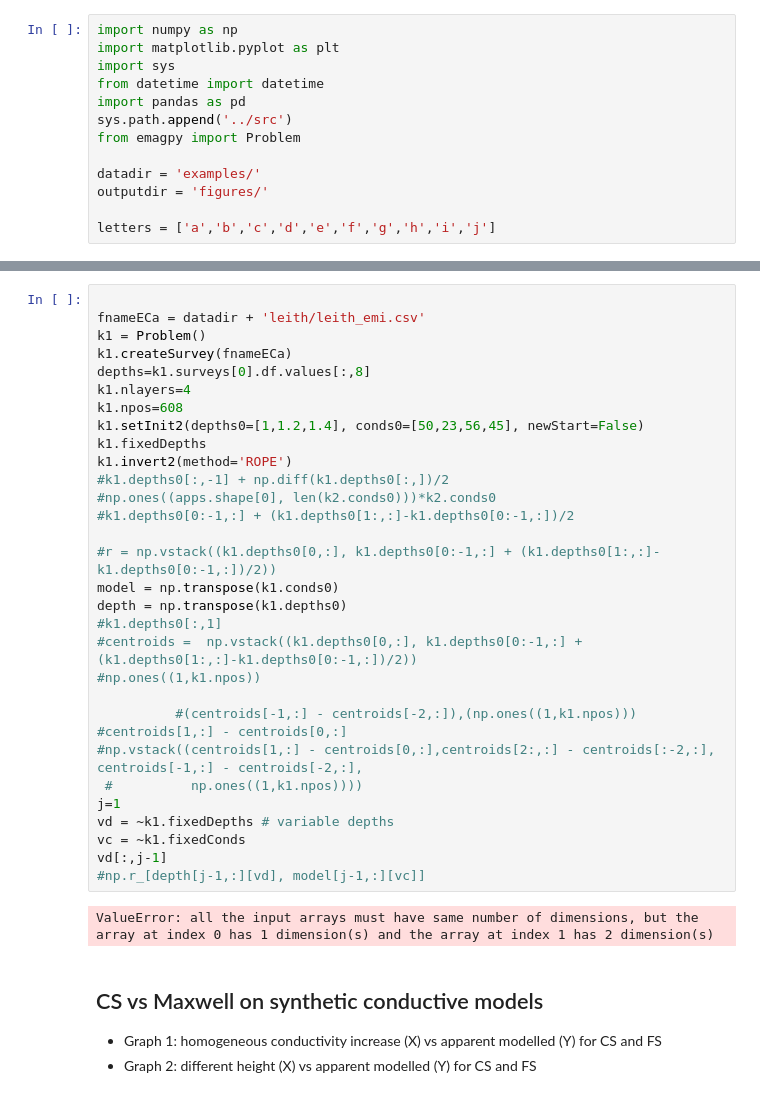
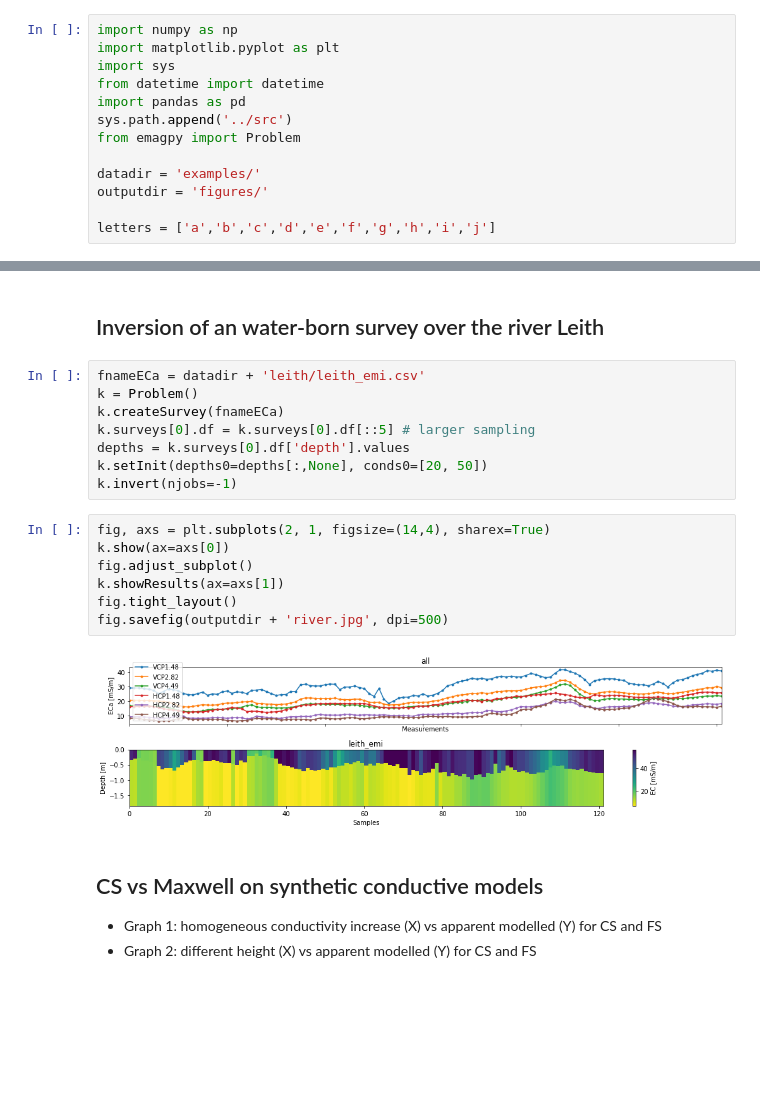
Before and after one commit to hkexgroup/emagpy, a Jupyter notebook: src/em-paper.ipynb, the cells around one changed output, grey strips where cells are left out. Cells and saved outputs as stored; diff of their text form; blank space fills up the shorter version.

```diff
--- a/src/em-paper.ipynb
+++ b/src/em-paper.ipynb
@@ -31,36 +17,22 @@ IndexError: too many indices for array
-# %%
-
-fnameECa = datadir + 'leith/leith_emi.csv'
-k1 = Problem()
-k1.createSurvey(fnameECa)
-depths=k1.surveys[0].df.values[:,8]
-k1.nlayers=4
-k1.npos=608
-k1.setInit2(depths0=[1,1.2,1.4], conds0=[50,23,56,45], newStart=False)
-k1.fixedDepths
-k1.invert2(method='ROPE')
-#k1.depths0[:,-1] + np.diff(k1.depths0[:,])/2
-#np.ones((apps.shape[0], len(k2.conds0)))*k2.conds0
-#k1.depths0[0:-1,:] + (k1.depths0[1:,:]-k1.depths0[0:-1,:])/2
-
-#r = np.vstack((k1.depths0[0,:], k1.depths0[0:-1,:] + (k1.depths0[1:,:]-k1.depths0[0:-1,:])/2))
-model = np.transpose(k1.conds0)
-depth = np.transpose(k1.depths0)
-#k1.depths0[:,1]
-#centroids =  np.vstack((k1.depths0[0,:], k1.depths0[0:-1,:] + (k1.depths0[1:,:]-k1.depths0[0:-1,:])/2))
-#np.ones((1,k1.npos))
-
-          #(centroids[-1,:] - centroids[-2,:]),(np.ones((1,k1.npos)))
-#centroids[1,:] - centroids[0,:]
-#np.vstack((centroids[1,:] - centroids[0,:],centroids[2:,:] - centroids[:-2,:], centroids[-1,:] - centroids[-2,:],
- #          np.ones((1,k1.npos))))
-j=1
-vd = ~k1.fixedDepths # variable depths
-vc = ~k1.fixedConds
-vd[:,j-1]
-#np.r_[depth[j-1,:][vd], model[j-1,:][vc]]
-# %% [output]
-ValueError: all the input arrays must have same number of dimensions, but the array at index 0 has 1 dimension(s) and the array at index 1 has 2 dimension(s)
+# %% [markdown]
+## Inversion of an water-born survey over the river Leith
+# %%
+fnameECa = datadir + 'leith/leith_emi.csv'
+k = Problem()
+k.createSurvey(fnameECa)
+k.surveys[0].df = k.surveys[0].df[::5] # larger sampling
+depths = k.surveys[0].df['depth'].values
+k.setInit(depths0=depths[:,None], conds0=[20, 50])
+k.invert(njobs=-1)
+# %%
+fig, axs = plt.subplots(2, 1, figsize=(14,4), sharex=True)
+k.show(ax=axs[0])
+fig.adjust_subplot()
+k.showResults(ax=axs[1])
+fig.tight_layout()
+fig.savefig(outputdir + 'river.jpg', dpi=500)
+# %% [output]
+[figure, added]
 # %% [markdown]
 ## CS vs Maxwell on synthetic conductive models
 - Graph 1: homogeneous conductivity increase (X) vs apparent modelled (Y) for CS and FS
```
Also changed, not shown: parts of 1 cell of this notebook, 2 other files.
